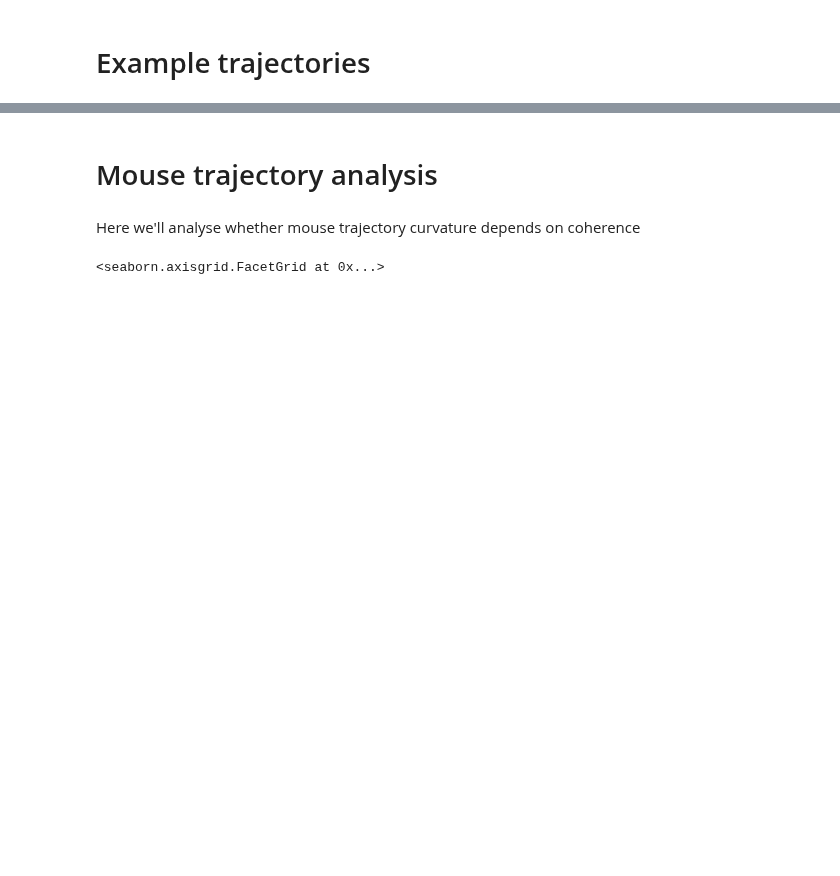
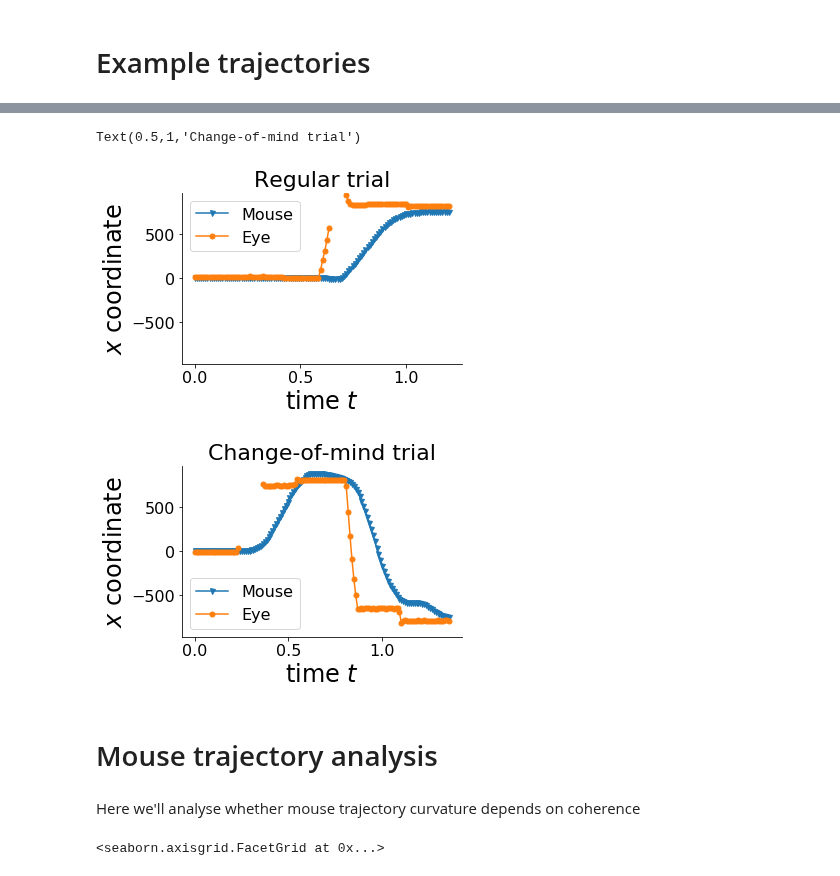
Before and after one commit to cherepaha/eyehandrdk, a Jupyter notebook: trajectories.ipynb, the cells around one changed output, grey strips where cells are left out. Saved outputs shown, nothing was run; the diff lists cells and outputs as text; code cells hidden in the pictures; blank space fills up the shorter version.

```diff
--- a/trajectories.ipynb
+++ b/trajectories.ipynb
@@ -74,3 +91,21 @@ plt.savefig('figures/traj_example_com.png')
+# %%
+choices, dynamics = choices_2, dynamics_2
+
+# non-CoM example
+trajectory = da.get_random_trajectory(choices[~choices.is_com], dynamics[~choices.is_com], n=1)
+tp.plot_trajectory_x(trajectory)
+plt.title('Regular trial')
+# plt.savefig('figures/traj_example_non_com_x.png')
+
+# CoM example
+trajectory = da.get_random_trajectory(choices[choices.is_com], dynamics[choices.is_com], n=1)
+tp.plot_trajectory_x(trajectory)
+plt.title('Change-of-mind trial')
+# plt.savefig('figures/traj_example_com_x.png')
+# %% [output]
+Text(0.5,1,'Change-of-mind trial')
+[figure, added]
+[figure, added]
 # %% [markdown]
 # Mouse trajectory analysis
 # %% [markdown]
```
Also changed, not shown: parts of 5 cells of this notebook, 2 other files.
